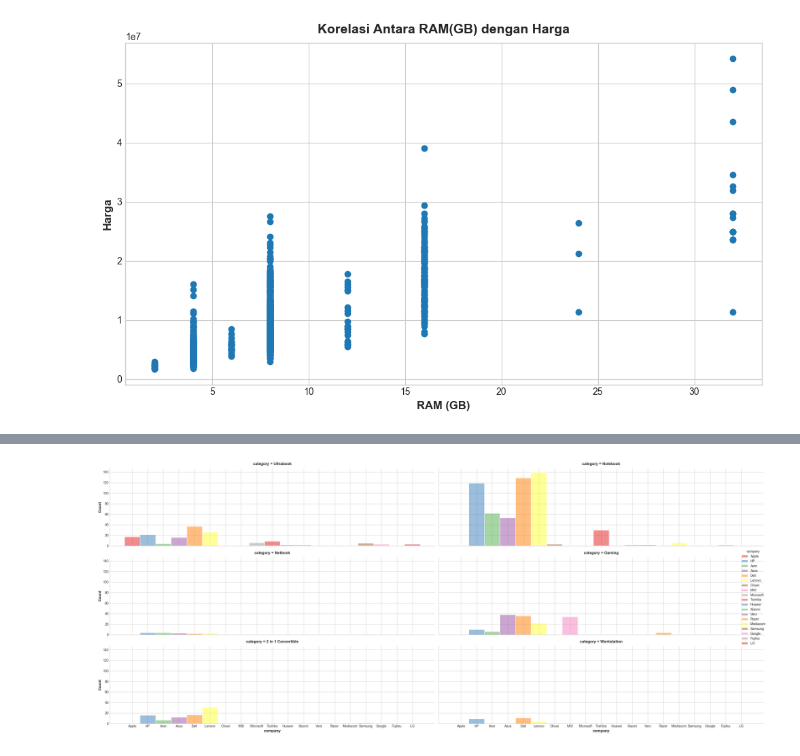
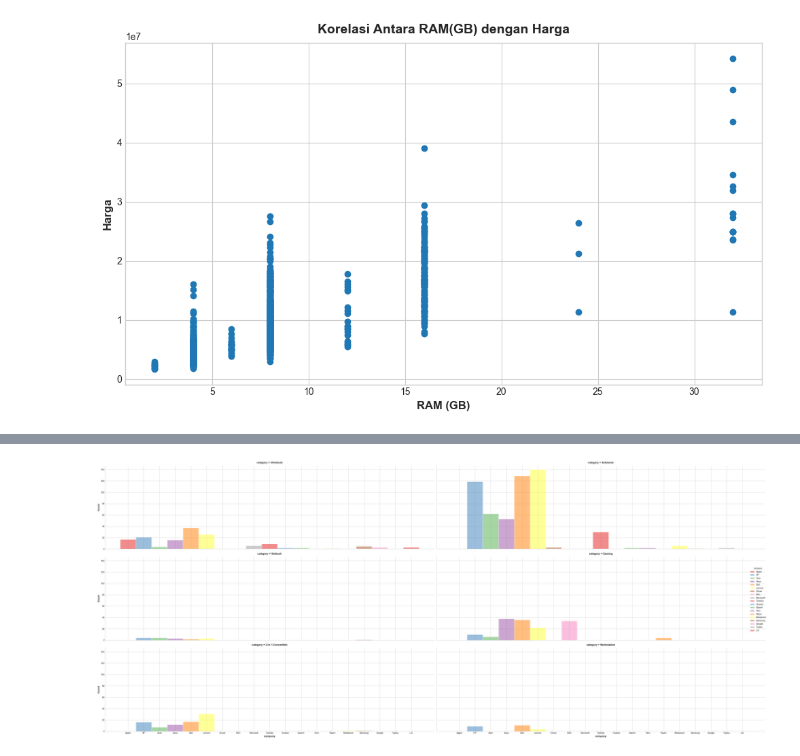
Before and after one commit to indraJuliansyahPutra/Laptop-Price, a Jupyter notebook: visualisasi.ipynb, the cells around one changed output, grey strips where cells are left out. Cells and saved outputs as stored; diff of their text form; code cells hidden in the pictures.

Commit message:
Visuallsasi Tahap Pertama

```diff
--- a/visualisasi.ipynb
+++ b/visualisasi.ipynb
@@ -240,6 +218,6 @@ Name: ram(GB), dtype: int64
 # %%
-sns.displot(laptop['company'], x = laptop['company'], col=laptop['category'], col_wrap=2, height=4, aspect=3.5, palette='Set1', hue=laptop['company'])
+sns.displot(laptop['company'], x = laptop['company'], col=laptop['category'], col_wrap=2, height=6, aspect=3.5, palette='Set1', hue=laptop['company'])
 
 plt.show()
 # %% [output]
-[figure, old version]
+[figure, new version]
```
Also changed, not shown: parts of 6 cells of this notebook.
